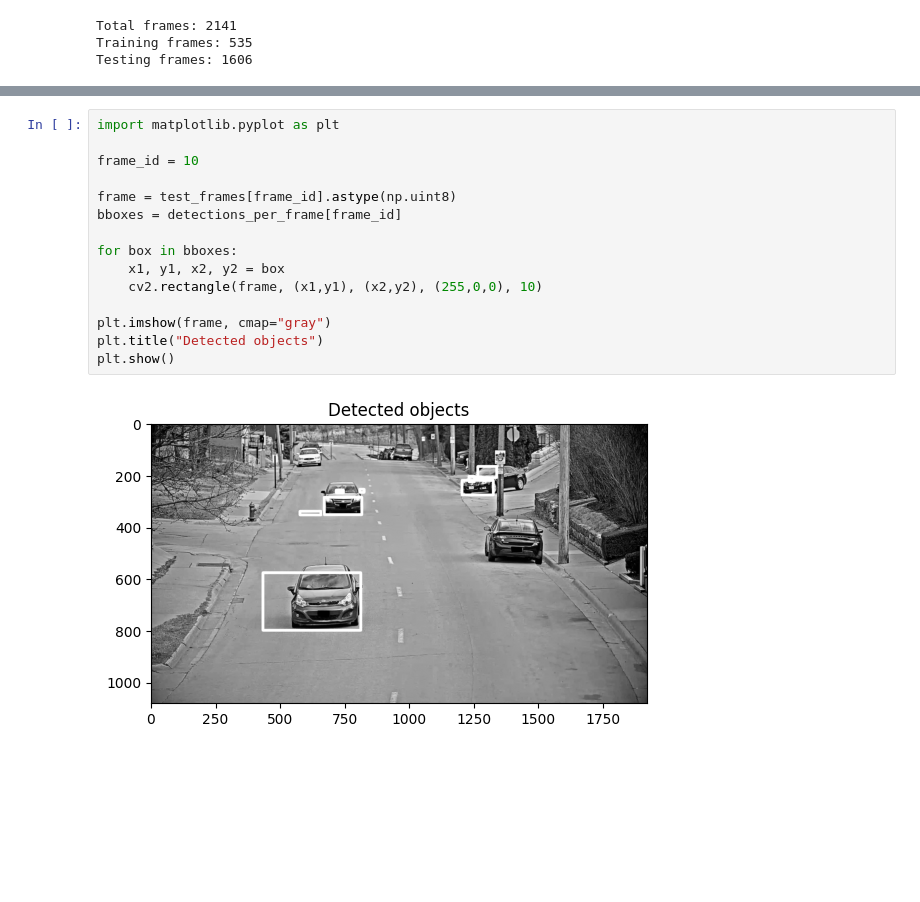
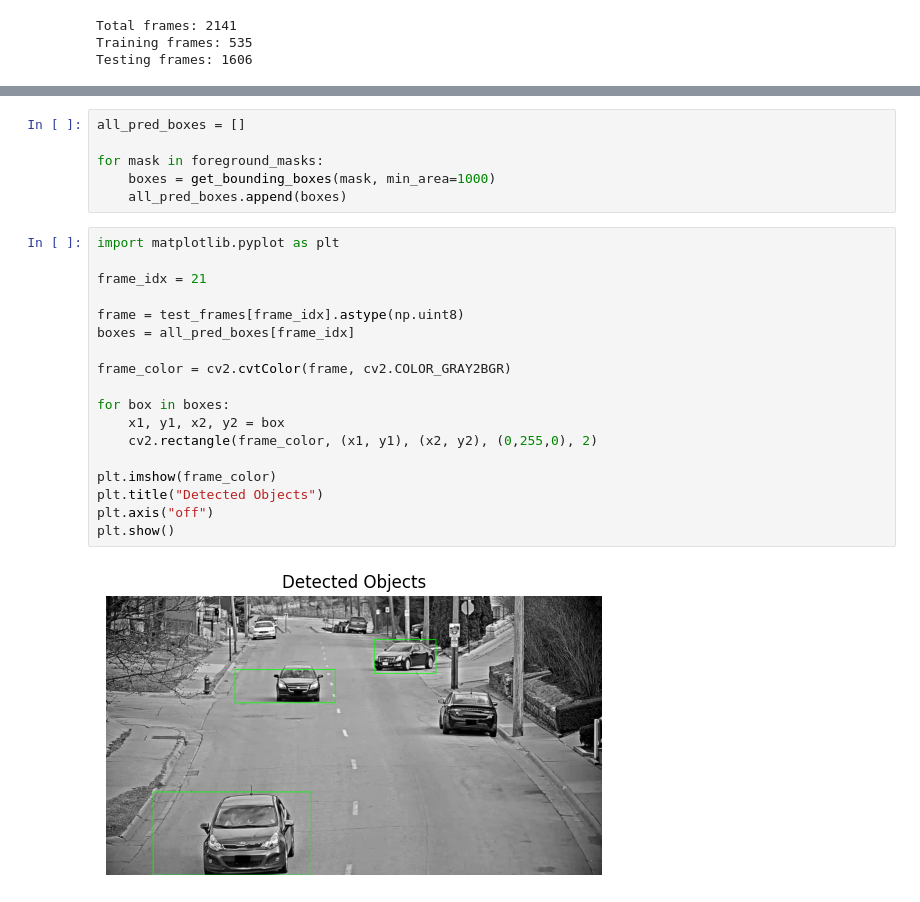
Before and after one commit to mcv-m6-video/mcv-c6-2026-team2, a Jupyter notebook: Week 1/Task 1/task1.ipynb, the cells around one changed output, grey strips where cells are left out. Cells and saved outputs as stored; diff of their text form; blank space fills up the shorter version.

```diff
--- a/Week 1/Task 1/task1.ipynb
+++ b/Week 1/Task 1/task1.ipynb
@@ -118,17 +157,26 @@ for frame in test_frames:
-# %%
-import matplotlib.pyplot as plt
-
-frame_id = 10
-
-frame = test_frames[frame_id].astype(np.uint8)
-bboxes = detections_per_frame[frame_id]
-
-for box in bboxes:
-    x1, y1, x2, y2 = box
-    cv2.rectangle(frame, (x1,y1), (x2,y2), (255,0,0), 10)
-
-plt.imshow(frame, cmap="gray")
-plt.title("Detected objects")
-plt.show()
-# %% [output]
-[figure, removed]
+# %%
+all_pred_boxes = []
+
+for mask in foreground_masks:
+    boxes = get_bounding_boxes(mask, min_area=1000)
+    all_pred_boxes.append(boxes)
+# %%
+import matplotlib.pyplot as plt
+
+frame_idx = 21
+
+frame = test_frames[frame_idx].astype(np.uint8)
+boxes = all_pred_boxes[frame_idx]
+
+frame_color = cv2.cvtColor(frame, cv2.COLOR_GRAY2BGR)
+
+for box in boxes:
+    x1, y1, x2, y2 = box
+    cv2.rectangle(frame_color, (x1, y1), (x2, y2), (0,255,0), 2)
+
+plt.imshow(frame_color)
+plt.title("Detected Objects")
+plt.axis("off")
+plt.show()
+# %% [output]
+[figure, added]
```
Also changed, not shown: parts of 5 cells of this notebook.
